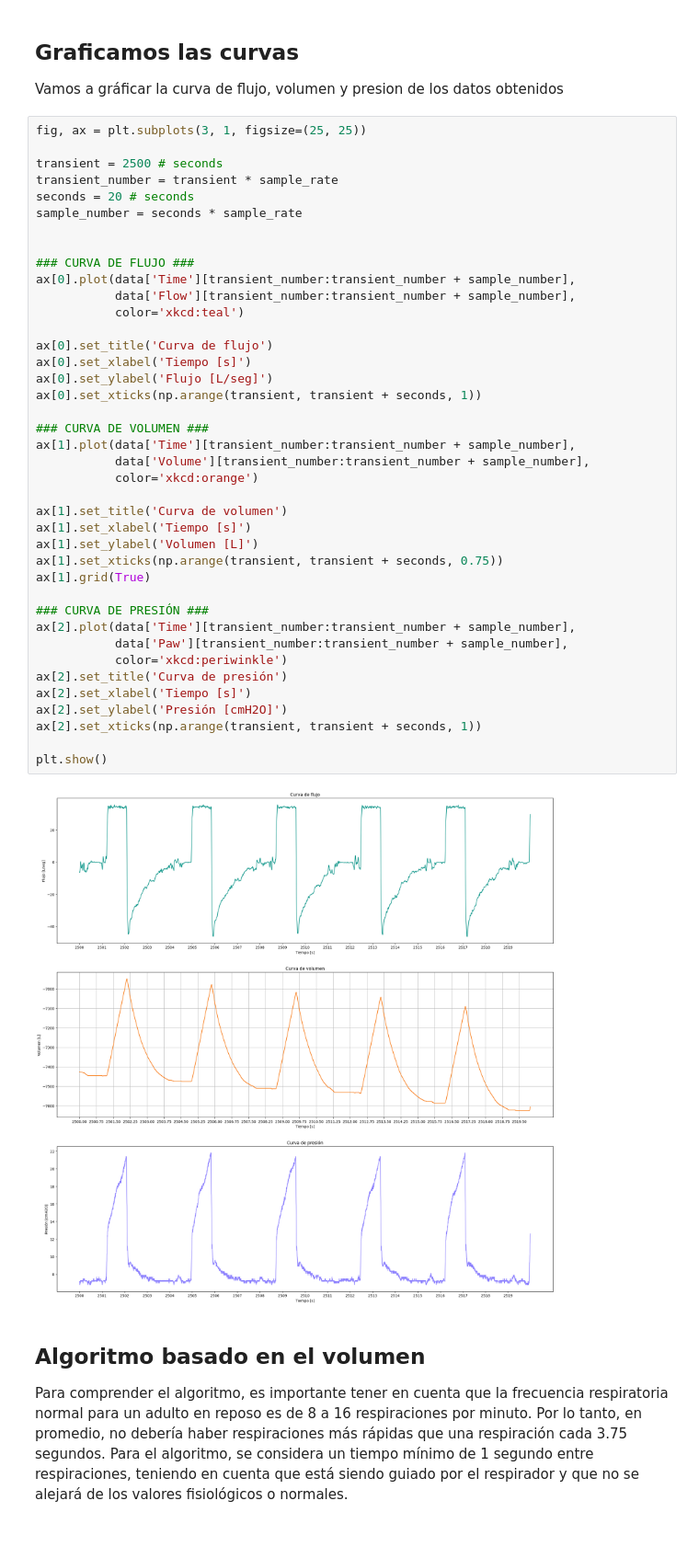
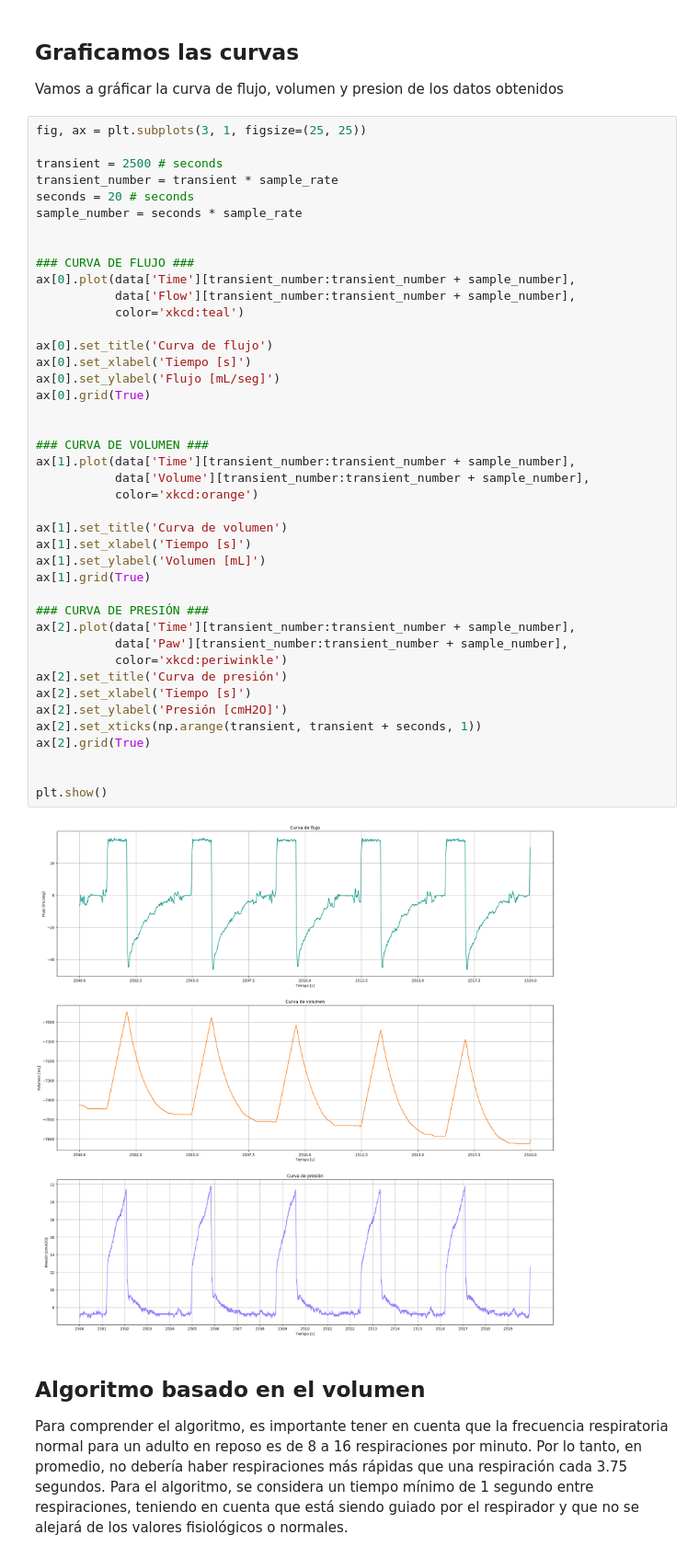
Before and after one commit to bytheseaside/VentMec-insp-exp, a Jupyter notebook: miniTP.ipynb, the cells around one changed output. Shown at 92% size. Drawn from its saved outputs; the diff is of its cells as text.

```diff
--- a/miniTP.ipynb
+++ b/miniTP.ipynb
@@ -94,38 +94,40 @@ sample_number = seconds * sample_rate
 
 
 ### CURVA DE FLUJO ###
 ax[0].plot(data['Time'][transient_number:transient_number + sample_number],
            data['Flow'][transient_number:transient_number + sample_number],
            color='xkcd:teal')
 
 ax[0].set_title('Curva de flujo')
 ax[0].set_xlabel('Tiempo [s]')
-ax[0].set_ylabel('Flujo [L/seg]')
-ax[0].set_xticks(np.arange(transient, transient + seconds, 1))
+ax[0].set_ylabel('Flujo [mL/seg]')
+ax[0].grid(True)
+
 
 ### CURVA DE VOLUMEN ###
 ax[1].plot(data['Time'][transient_number:transient_number + sample_number],
            data['Volume'][transient_number:transient_number + sample_number],
            color='xkcd:orange')
 
 ax[1].set_title('Curva de volumen')
 ax[1].set_xlabel('Tiempo [s]')
-ax[1].set_ylabel('Volumen [L]')
-ax[1].set_xticks(np.arange(transient, transient + seconds, 0.75))
+ax[1].set_ylabel('Volumen [mL]')
 ax[1].grid(True)
 
 ### CURVA DE PRESIÓN ###
 ax[2].plot(data['Time'][transient_number:transient_number + sample_number],
            data['Paw'][transient_number:transient_number + sample_number],
            color='xkcd:periwinkle')
 ax[2].set_title('Curva de presión')
 ax[2].set_xlabel('Tiempo [s]')
 ax[2].set_ylabel('Presión [cmH2O]')
 ax[2].set_xticks(np.arange(transient, transient + seconds, 1))
+ax[2].grid(True)
+
 
 plt.show()
 # %% [output]
-[figure, old version]
+[figure, new version]
 # %% [markdown]
 ## Algoritmo basado en el volumen
 
```
